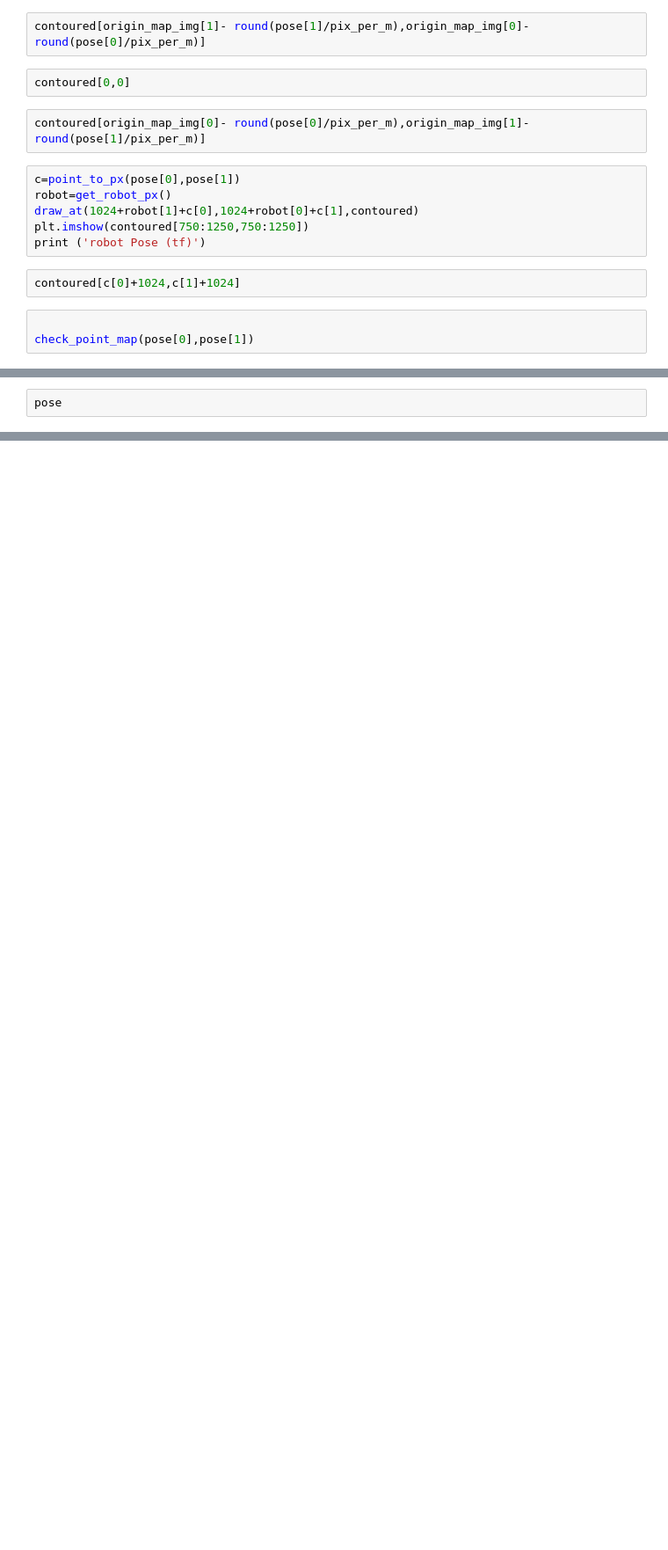
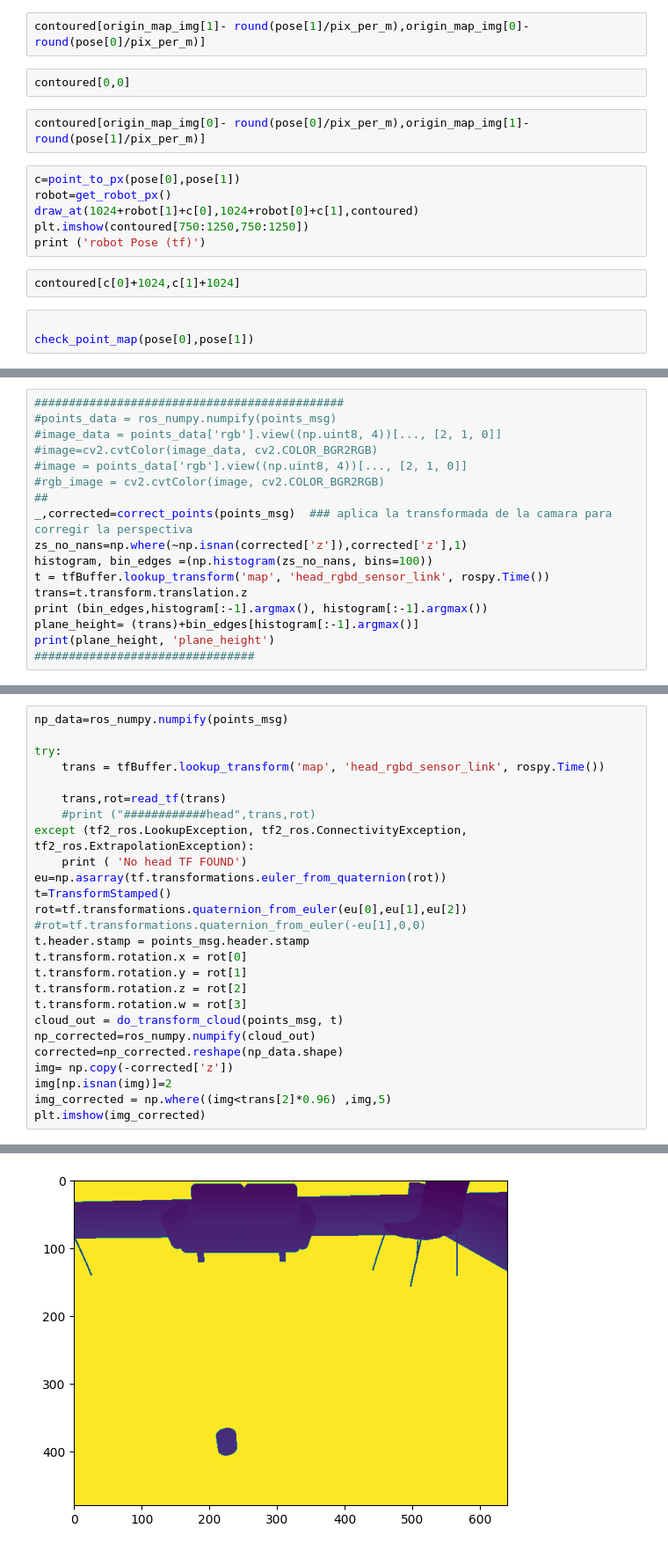
Before and after one commit to takeshi-pumas/catkin_extras, a Jupyter notebook: src/smaches/Segment_and_tfs.ipynb, the cells around one changed output, grey strips where cells are left out. Shown at 88% size. Cells and saved outputs as stored; diff of their text form; blank space fills up the shorter version.

```diff
--- a/src/smaches/Segment_and_tfs.ipynb
+++ b/src/smaches/Segment_and_tfs.ipynb
@@ -503,0 +544,17 @@ pose
+# %%
+#############################################
+#points_data = ros_numpy.numpify(points_msg)
+#image_data = points_data['rgb'].view((np.uint8, 4))[..., [2, 1, 0]]
+#image=cv2.cvtColor(image_data, cv2.COLOR_BGR2RGB)
+#image = points_data['rgb'].view((np.uint8, 4))[..., [2, 1, 0]]
+#rgb_image = cv2.cvtColor(image, cv2.COLOR_BGR2RGB)
+##
+_,corrected=correct_points(points_msg)  ### aplica la transformada de la camara para corregir la perspectiva
+zs_no_nans=np.where(~np.isnan(corrected['z']),corrected['z'],1)
+histogram, bin_edges =(np.histogram(zs_no_nans, bins=100))
+t = tfBuffer.lookup_transform('map', 'head_rgbd_sensor_link', rospy.Time())
+trans=t.transform.translation.z
+print (bin_edges,histogram[:-1].argmax(), histogram[:-1].argmax())
+plane_height= (trans)+bin_edges[histogram[:-1].argmax()]
+print(plane_height, 'plane_height')
+################################
@@ -504,2 +563,27 @@ pose
 # %%
-pose
+np_data=ros_numpy.numpify(points_msg)
+
+try:
+    trans = tfBuffer.lookup_transform('map', 'head_rgbd_sensor_link', rospy.Time())
+
+    trans,rot=read_tf(trans)
+    #print ("############head",trans,rot)
+except (tf2_ros.LookupException, tf2_ros.ConnectivityException, tf2_ros.ExtrapolationException):
+    print ( 'No head TF FOUND')
+eu=np.asarray(tf.transformations.euler_from_quaternion(rot))
+t=TransformStamped()
+rot=tf.transformations.quaternion_from_euler(eu[0],eu[1],eu[2])
+#rot=tf.transformations.quaternion_from_euler(-eu[1],0,0)
+t.header.stamp = points_msg.header.stamp
+t.transform.rotation.x = rot[0]
+t.transform.rotation.y = rot[1]
+t.transform.rotation.z = rot[2]
+t.transform.rotation.w = rot[3]
+cloud_out = do_transform_cloud(points_msg, t)
+np_corrected=ros_numpy.numpify(cloud_out)
+corrected=np_corrected.reshape(np_data.shape)
+img= np.copy(-corrected['z'])
+img[np.isnan(img)]=2
+img_corrected = np.where((img<trans[2]*0.96) ,img,5)
+plt.imshow(img_corrected)
+# %% [output]
@@ -505,0 +591 @@ pose
+[figure, added]
```
Also changed, not shown: parts of 29 cells of this notebook, 7 other files.
